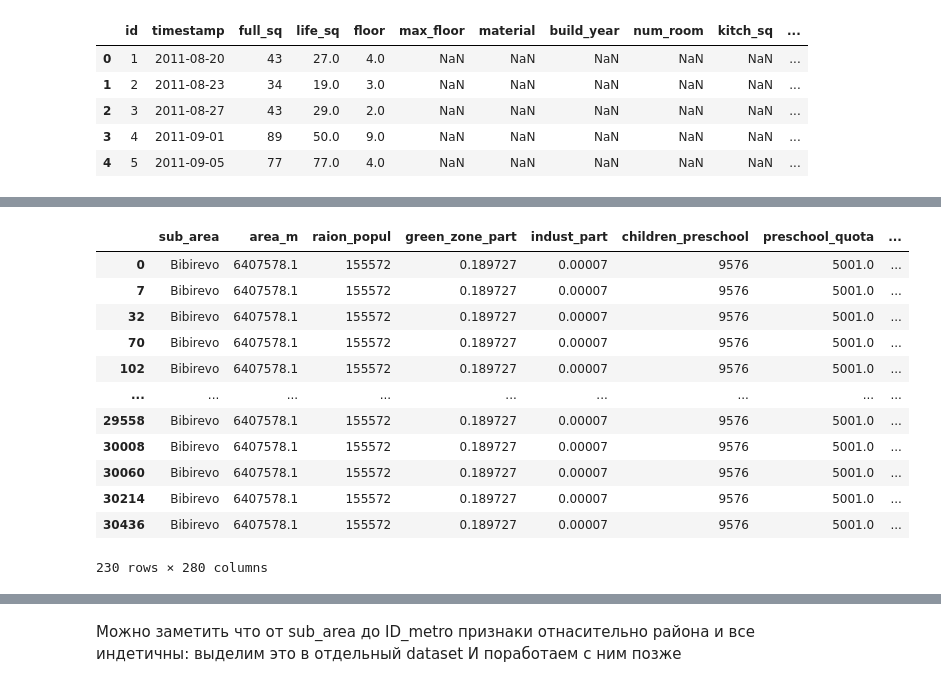
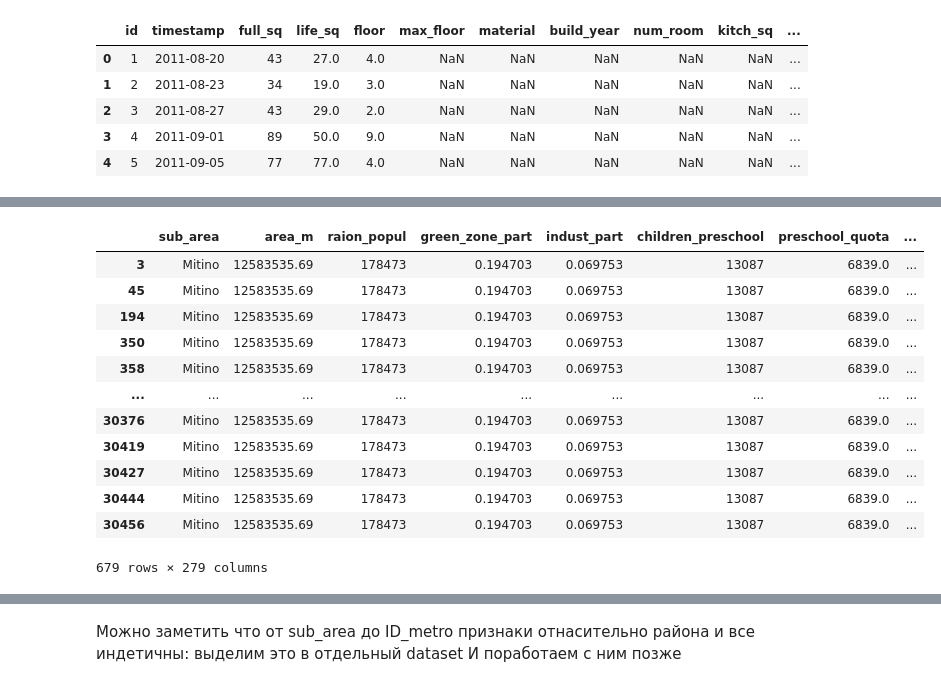
Before and after one commit to warshtayner/moscow_apartments, a Jupyter notebook: EDA.ipynb, the cells around one changed output, grey strips where cells are left out. Saved outputs shown, nothing was run; the diff lists cells and outputs as text; code cells hidden in the pictures.

```diff
--- a/EDA.ipynb
+++ b/EDA.ipynb
@@ -31,5 +35,5 @@ PATH_MACRO = './data/macro.csv'
 df = pd.read_csv(PATH_TRAIN)
 df_makro = pd.read_csv(PATH_MACRO)
 df_y = df['price_doc']
-# df.drop(columns='price_doc', axis=1, inplace=True)
+df.drop(columns='price_doc', axis=1, inplace=True)
 # %% [markdown]
@@ -49,16 +64,16 @@ df.iloc[:, 0:13].head()
 # %%
-df[df['sub_area'] == 'Bibirevo'].iloc[:, 12:]
+df[df['sub_area'] == 'Mitino'].iloc[:, 12:]
 # %% [output]
 |  | sub_area | area_m | raion_popul | green_zone_part | indust_part | children_preschool | preschool_quota | ... |
-| 0 | Bibirevo | 6407578.1 | 155572 | 0.189727 | 0.00007 | 9576 | 5001.0 | ... |
-| 7 | Bibirevo | 6407578.1 | 155572 | 0.189727 | 0.00007 | 9576 | 5001.0 | ... |
-| 32 | Bibirevo | 6407578.1 | 155572 | 0.189727 | 0.00007 | 9576 | 5001.0 | ... |
-| 70 | Bibirevo | 6407578.1 | 155572 | 0.189727 | 0.00007 | 9576 | 5001.0 | ... |
-| 102 | Bibirevo | 6407578.1 | 155572 | 0.189727 | 0.00007 | 9576 | 5001.0 | ... |
+| 3 | Mitino | 12583535.69 | 178473 | 0.194703 | 0.069753 | 13087 | 6839.0 | ... |
+| 45 | Mitino | 12583535.69 | 178473 | 0.194703 | 0.069753 | 13087 | 6839.0 | ... |
+| 194 | Mitino | 12583535.69 | 178473 | 0.194703 | 0.069753 | 13087 | 6839.0 | ... |
+| 350 | Mitino | 12583535.69 | 178473 | 0.194703 | 0.069753 | 13087 | 6839.0 | ... |
+| 358 | Mitino | 12583535.69 | 178473 | 0.194703 | 0.069753 | 13087 | 6839.0 | ... |
 | ... | ... | ... | ... | ... | ... | ... | ... | ... |
-| 29558 | Bibirevo | 6407578.1 | 155572 | 0.189727 | 0.00007 | 9576 | 5001.0 | ... |
-| 30008 | Bibirevo | 6407578.1 | 155572 | 0.189727 | 0.00007 | 9576 | 5001.0 | ... |
-| 30060 | Bibirevo | 6407578.1 | 155572 | 0.189727 | 0.00007 | 9576 | 5001.0 | ... |
-| 30214 | Bibirevo | 6407578.1 | 155572 | 0.189727 | 0.00007 | 9576 | 5001.0 | ... |
-| 30436 | Bibirevo | 6407578.1 | 155572 | 0.189727 | 0.00007 | 9576 | 5001.0 | ... |
+| 30376 | Mitino | 12583535.69 | 178473 | 0.194703 | 0.069753 | 13087 | 6839.0 | ... |
+| 30419 | Mitino | 12583535.69 | 178473 | 0.194703 | 0.069753 | 13087 | 6839.0 | ... |
+| 30427 | Mitino | 12583535.69 | 178473 | 0.194703 | 0.069753 | 13087 | 6839.0 | ... |
+| 30444 | Mitino | 12583535.69 | 178473 | 0.194703 | 0.069753 | 13087 | 6839.0 | ... |
+| 30456 | Mitino | 12583535.69 | 178473 | 0.194703 | 0.069753 | 13087 | 6839.0 | ... |
-230 rows × 280 columns
+679 rows × 279 columns
```
Also changed, not shown: parts of 12 cells of this notebook.
